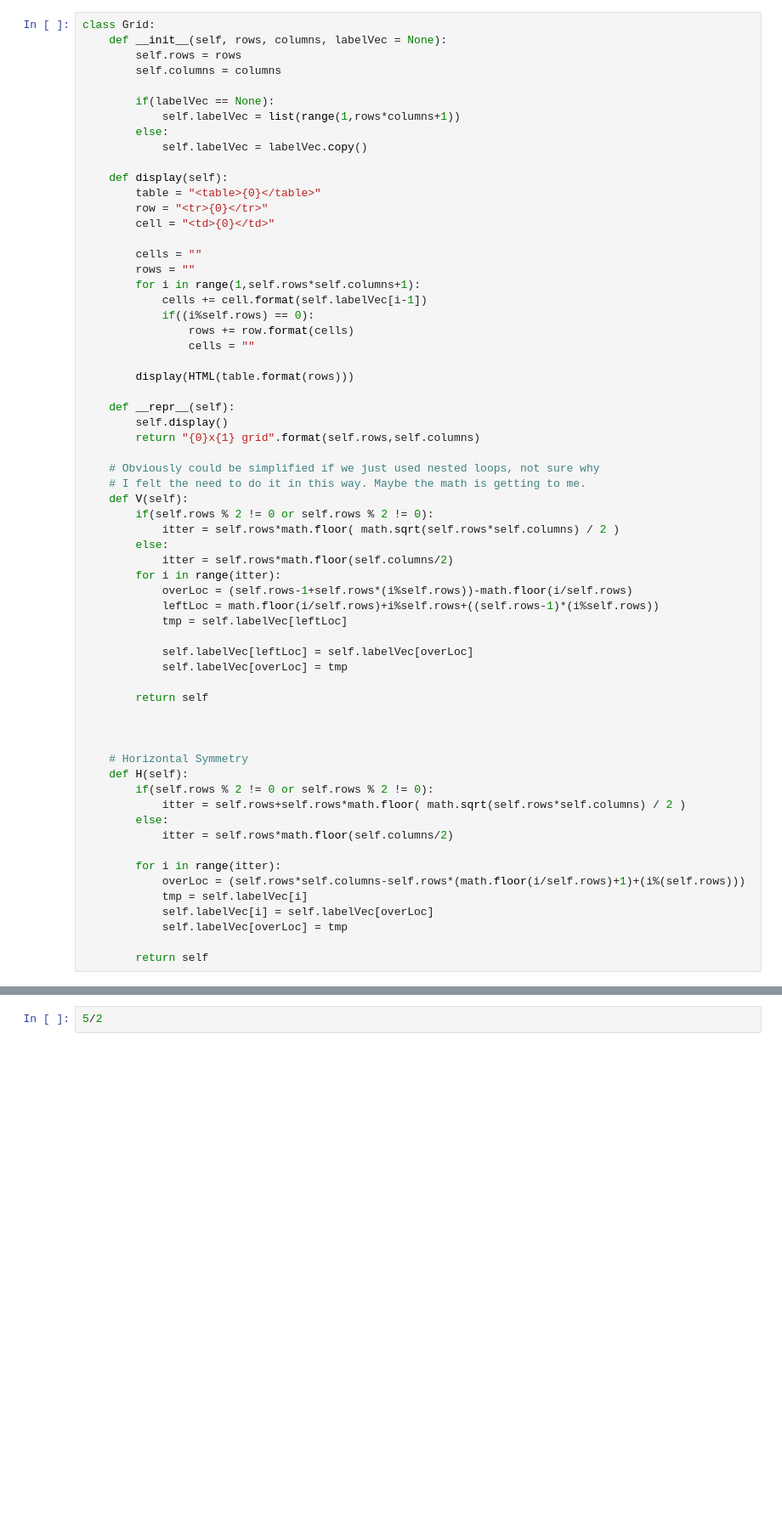
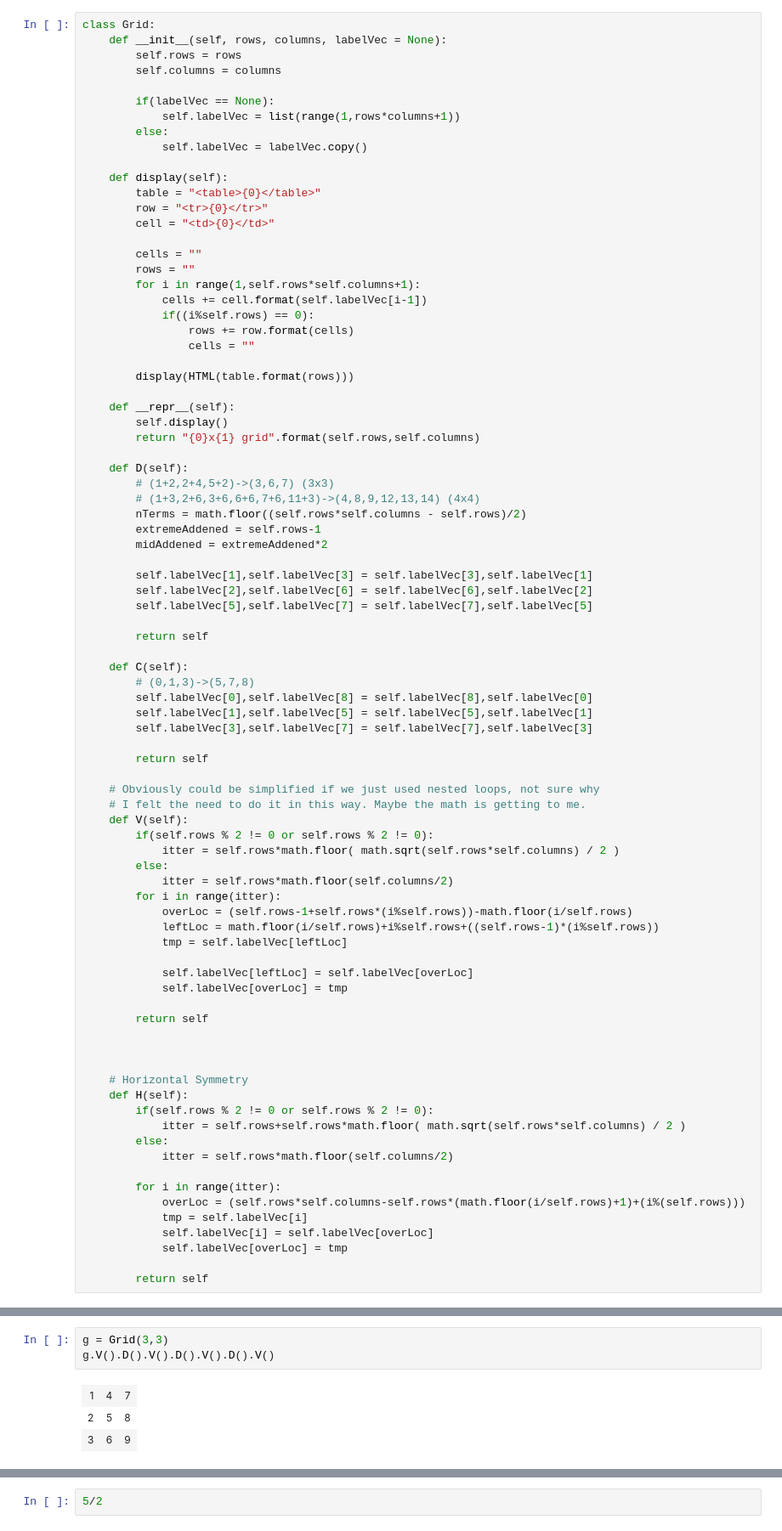
Before and after one commit to Andrewnetwork/MathematicalInvestigations, a Jupyter notebook: GameTheory/TickTacToe/Group Theory and 2x2 Grid.ipynb, the cells around one changed output, grey strips where cells are left out. Shown at 85% size. Cells and saved outputs as stored; diff of their text form; blank space fills up the shorter version.

```diff
--- a/GameTheory/TickTacToe/Group Theory and 2x2 Grid.ipynb
+++ b/GameTheory/TickTacToe/Group Theory and 2x2 Grid.ipynb
@@ -31,6 +32,27 @@ class Grid:
     def __repr__(self):
         self.display()
         return "{0}x{1} grid".format(self.rows,self.columns)
+
+    def D(self):
+        # (1+2,2+4,5+2)->(3,6,7) (3x3)
+        # (1+3,2+6,3+6,6+6,7+6,11+3)->(4,8,9,12,13,14) (4x4)
+        nTerms = math.floor((self.rows*self.columns - self.rows)/2)
+        extremeAddened = self.rows-1
+        midAddened = extremeAddened*2
+
+        self.labelVec[1],self.labelVec[3] = self.labelVec[3],self.labelVec[1]
+        self.labelVec[2],self.labelVec[6] = self.labelVec[6],self.labelVec[2]
+        self.labelVec[5],self.labelVec[7] = self.labelVec[7],self.labelVec[5]
+
+        return self
+
+    def C(self):
+        # (0,1,3)->(5,7,8)
+        self.labelVec[0],self.labelVec[8] = self.labelVec[8],self.labelVec[0]
+        self.labelVec[1],self.labelVec[5] = self.labelVec[5],self.labelVec[1]
+        self.labelVec[3],self.labelVec[7] = self.labelVec[7],self.labelVec[3]
+
+        return self
 
     # Obviously could be simplified if we just used nested loops, not sure why
     # I felt the need to do it in this way. Maybe the math is getting to me.
@@ -104,0 +186,7 @@ IndexError: list index out of range
+# %%
+g = Grid(3,3)
+g.V().D().V().D().V().D().V()
+# %% [output]
+| 1 | 4 | 7 |
+| 2 | 5 | 8 |
+| 3 | 6 | 9 |
```
Also changed, not shown: parts of 12 cells of this notebook.
